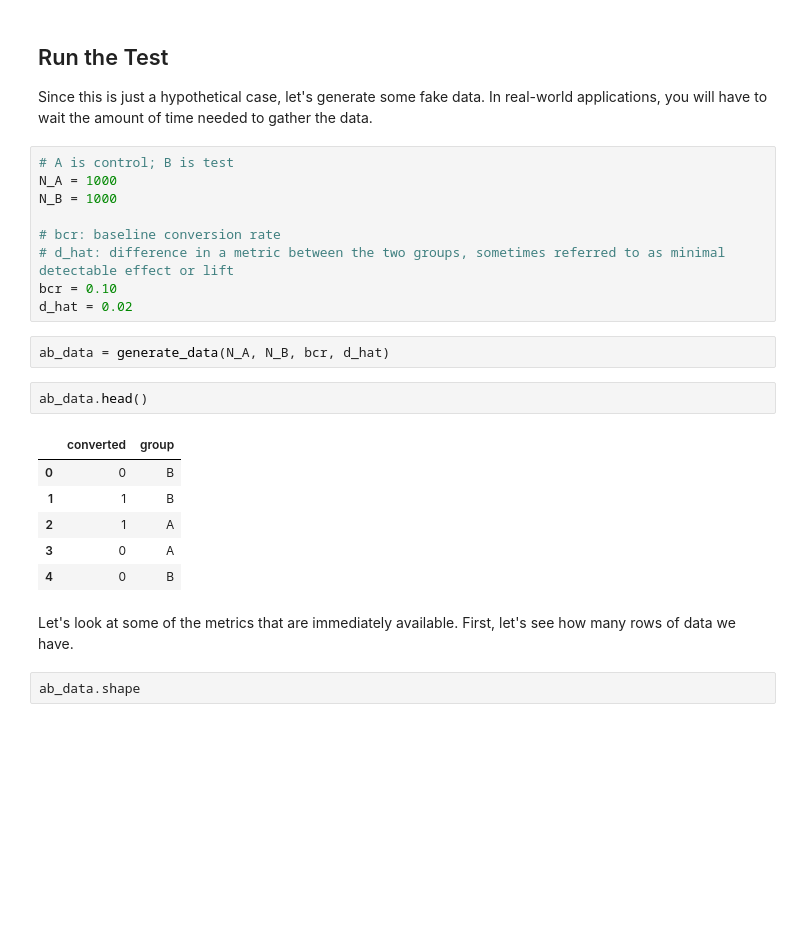
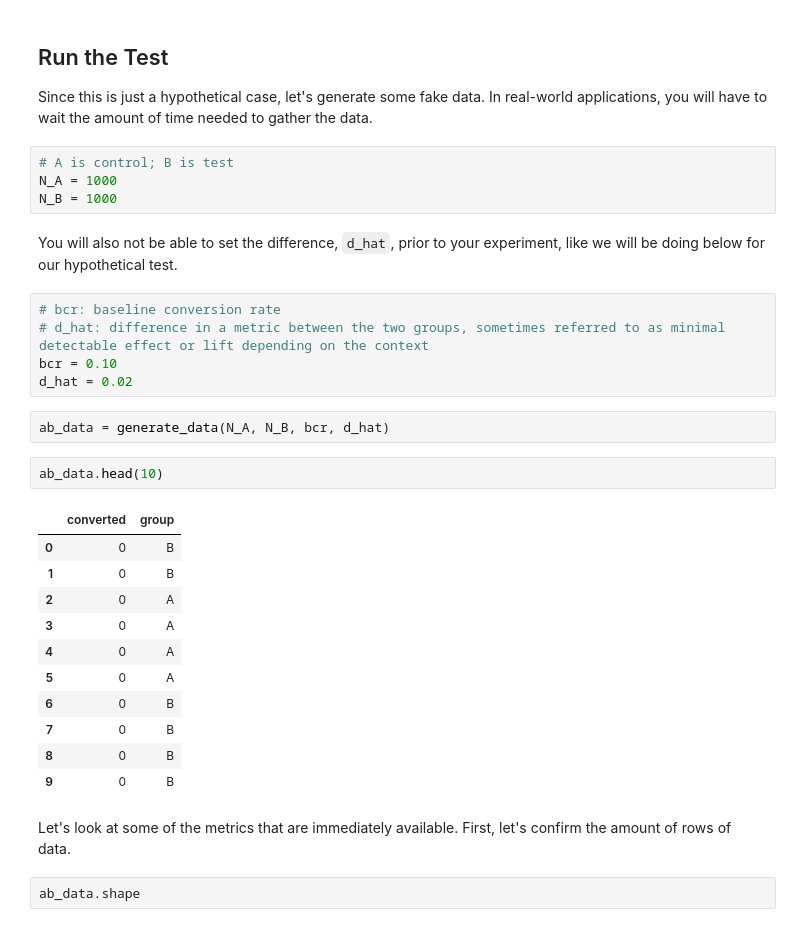
Before and after one commit to mnguyenngo/ab-framework, a Jupyter notebook: notebooks/Walkthrough.ipynb, the cells around one changed output. Drawn from its saved outputs; the diff is of its cells as text; blank space fills up the shorter version.

```diff
--- a/notebooks/Walkthrough.ipynb
+++ b/notebooks/Walkthrough.ipynb
@@ -50,28 +50,35 @@ Initially, we will collect 10000 samples for each group and serve the current si
 ## Run the Test
 
 Since this is just a hypothetical case, let's generate some fake data. In real-world applications, you will have to wait the amount of time needed to gather the data.
+# %%
+# A is control; B is test
+N_A = 1000
+N_B = 1000
+# %% [markdown]
+You will also not be able to set the difference, `d_hat`, prior to your experiment, like we will be doing below for our hypothetical test.
 # %%
-# A is control; B is test
-N_A = 1000
-N_B = 1000
-
 # bcr: baseline conversion rate
-# d_hat: difference in a metric between the two groups, sometimes referred to as minimal detectable effect or lift
+# d_hat: difference in a metric between the two groups, sometimes referred to as minimal detectable effect or lift depending on the context
 bcr = 0.10
 d_hat = 0.02
 # %%
 ab_data = generate_data(N_A, N_B, bcr, d_hat)
 # %%
-ab_data.head()
+ab_data.head(10)
 # %% [output]
 |  | converted | group |
 | 0 | 0 | B |
-| 1 | 1 | B |
-| 2 | 1 | A |
+| 1 | 0 | B |
+| 2 | 0 | A |
 | 3 | 0 | A |
-| 4 | 0 | B |
+| 4 | 0 | A |
+| 5 | 0 | A |
+| 6 | 0 | B |
+| 7 | 0 | B |
+| 8 | 0 | B |
+| 9 | 0 | B |
 # %% [markdown]
-Let's look at some of the metrics that are immediately available. First, let's see how many rows of data we have.
+Let's look at some of the metrics that are immediately available. First, let's confirm the amount of rows of data.
 # %%
 ab_data.shape
 # %% [output]
```
Also changed, not shown: parts of 45 cells of this notebook, 2 other files.
